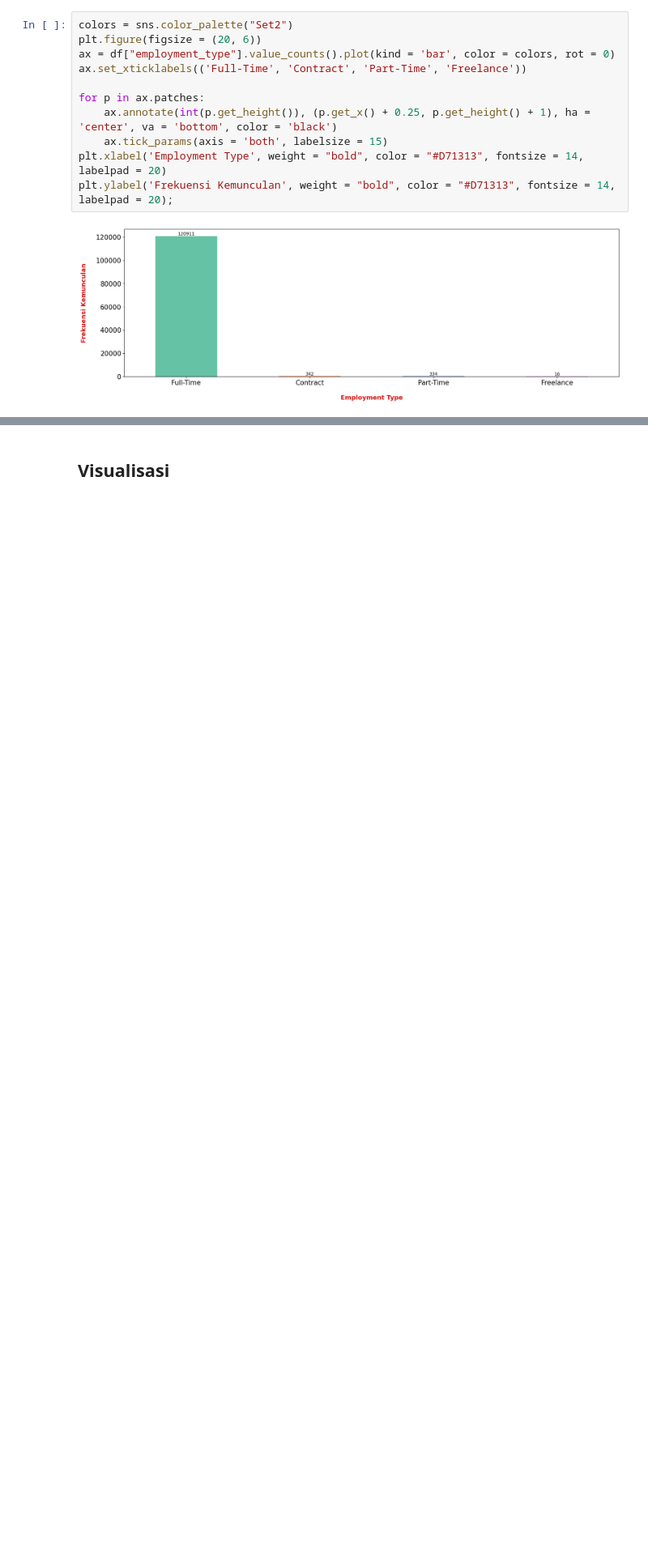
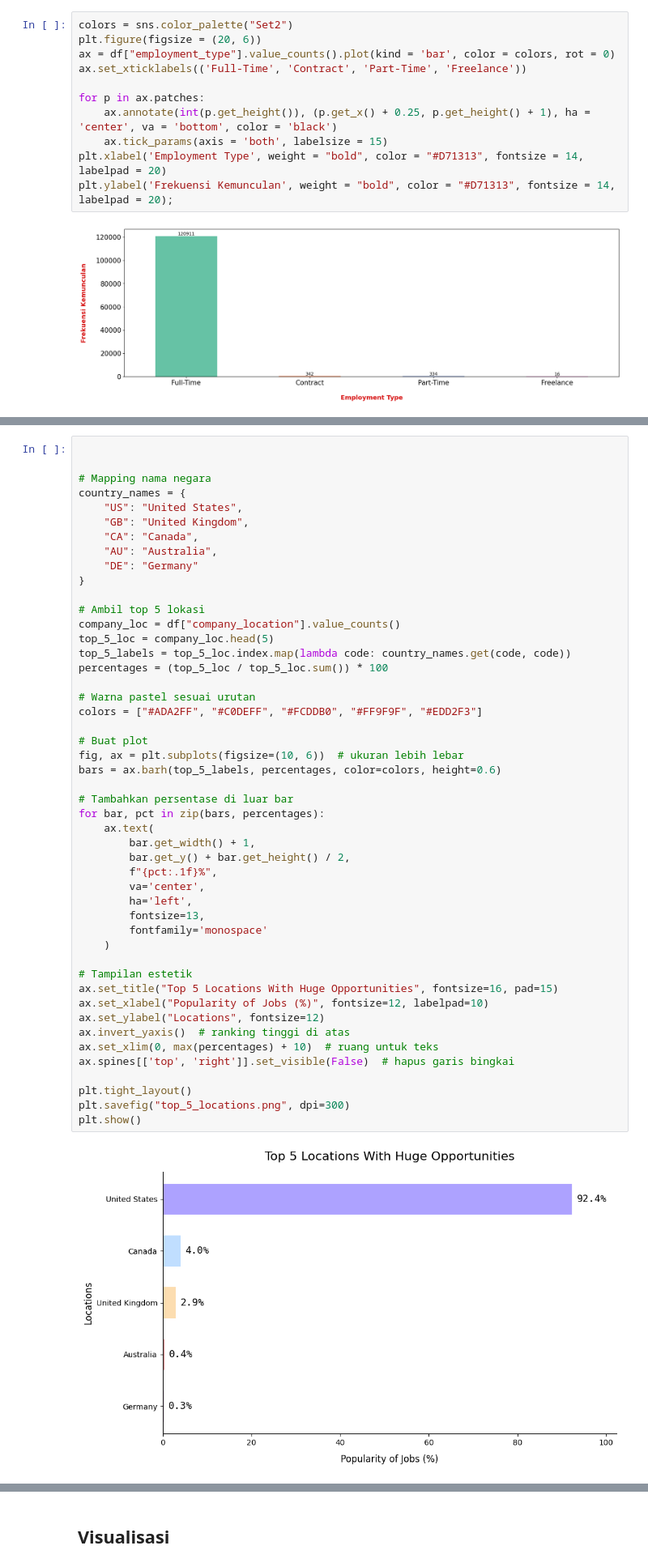
Before and after one commit to TsangCahya/ds-project, a Jupyter notebook: Lidia.ipynb, the cells around one changed output, grey strips where cells are left out. Shown at 81% size. Saved outputs shown, nothing was run; the diff lists cells and outputs as text; blank space fills up the shorter version.

```diff
--- a/Lidia.ipynb
+++ b/Lidia.ipynb
@@ -297 +244,51 @@ fig.show()
+# %%
+
+
+# Mapping nama negara
+country_names = {
+    "US": "United States",
+    "GB": "United Kingdom",
+    "CA": "Canada",
+    "AU": "Australia",
+    "DE": "Germany"
+}
+
+# Ambil top 5 lokasi
+company_loc = df["company_location"].value_counts()
+top_5_loc = company_loc.head(5)
+top_5_labels = top_5_loc.index.map(lambda code: country_names.get(code, code))
+percentages = (top_5_loc / top_5_loc.sum()) * 100
+
+# Warna pastel sesuai urutan
+colors = ["#ADA2FF", "#C0DEFF", "#FCDDB0", "#FF9F9F", "#EDD2F3"]
+
+# Buat plot
+fig, ax = plt.subplots(figsize=(10, 6))  # ukuran lebih lebar
+bars = ax.barh(top_5_labels, percentages, color=colors, height=0.6)
+
+# Tambahkan persentase di luar bar
+for bar, pct in zip(bars, percentages):
+    ax.text(
+        bar.get_width() + 1,
+        bar.get_y() + bar.get_height() / 2,
+        f"{pct:.1f}%",
+        va='center',
+        ha='left',
+        fontsize=13,
+        fontfamily='monospace'
+    )
+
+# Tampilan estetik
+ax.set_title("Top 5 Locations With Huge Opportunities", fontsize=16, pad=15)
+ax.set_xlabel("Popularity of Jobs (%)", fontsize=12, labelpad=10)
+ax.set_ylabel("Locations", fontsize=12)
+ax.invert_yaxis()  # ranking tinggi di atas
+ax.set_xlim(0, max(percentages) + 10)  # ruang untuk teks
+ax.spines[['top', 'right']].set_visible(False)  # hapus garis bingkai
+
+plt.tight_layout()
+plt.savefig("top_5_locations.png", dpi=300)
+plt.show()
+# %% [output]
+[figure, added]
 # %%
```
Also changed, not shown: parts of 30 cells of this notebook.
